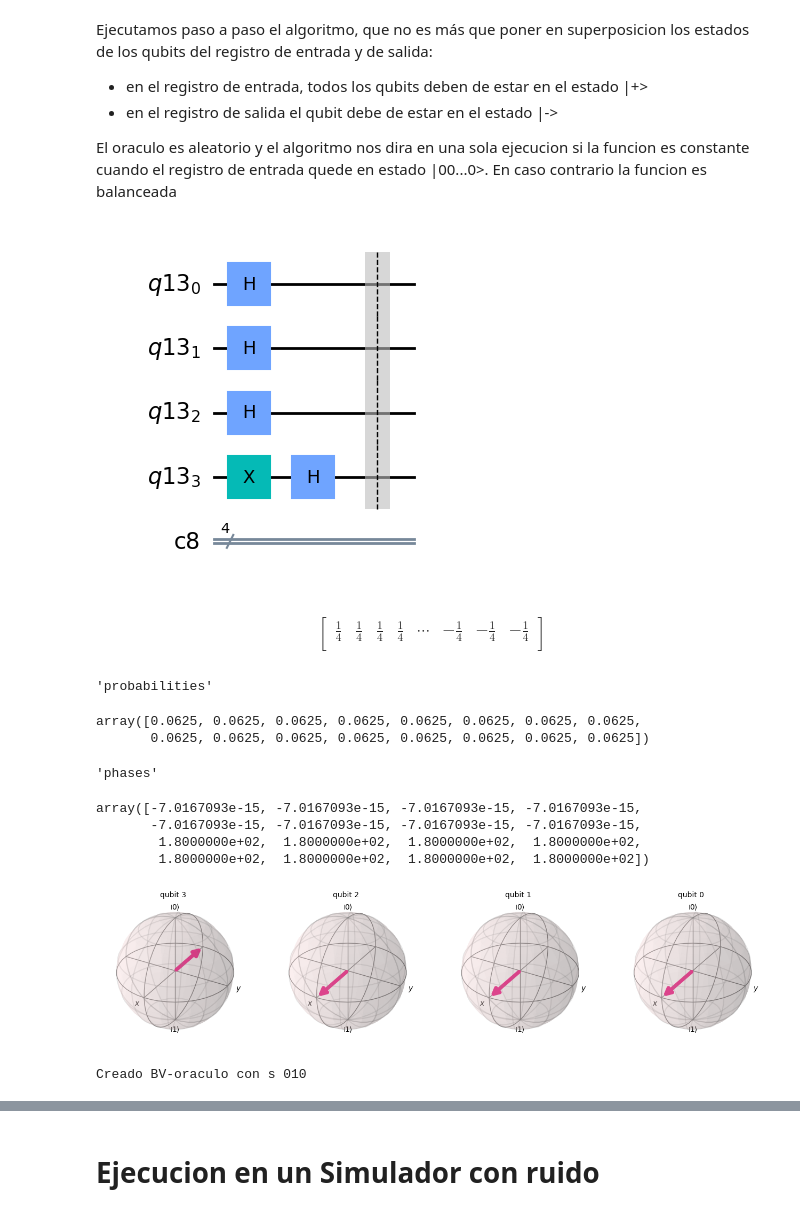
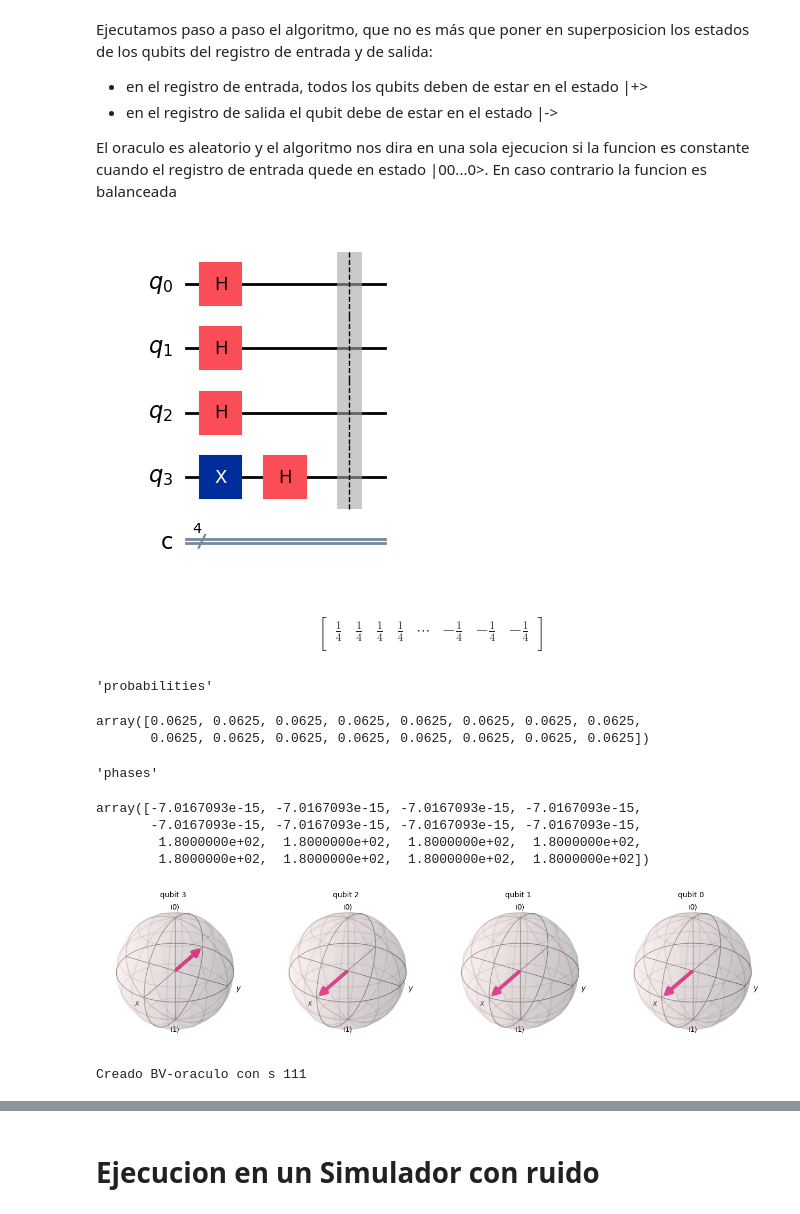
Before and after one commit to jore731/qiskit, a Jupyter notebook: EJERCICIOS/EJERCICIO2_Berstein-Vazirani.ipynb, the cells around one changed output, grey strips where cells are left out. Drawn from its saved outputs; the diff is of its cells as text; code cells hidden in the pictures.

```diff
--- a/EJERCICIOS/EJERCICIO2_Berstein-Vazirani.ipynb
+++ b/EJERCICIOS/EJERCICIO2_Berstein-Vazirani.ipynb
@@ -303,43 +299,45 @@ Ejecutamos paso a paso el algoritmo, que no es más que poner en superposicion l
 
 El oraculo es aleatorio y el algoritmo nos dira en una sola ejecucion si la funcion es constante cuando el registro de entrada quede en estado |00...0>. En caso contrario la funcion es balanceada
 # %%
-#Creamos un circuito de n qubits+1
-n=3
-circuit = QuantumCircuit(QuantumRegister(n+1), ClassicalRegister(n+1))
+# Creamos un circuito de n qubits+1
+n = 3
+circuit = QuantumCircuit(
+    QuantumRegister(n + 1, name="q"), ClassicalRegister(n + 1, name="c")
+)
 
-#PASO 1 - ponemos los qubits de entrada en superposicion
+# PASO 1 - ponemos los qubits de entrada en superposicion
 circuit.h(range(n))
 
-#ponemos el qubit de salida
+# ponemos el qubit de salida
 circuit.x(n)
 circuit.h(n)
 circuit.barrier()
 
-#descomentar para mostrar el circuito y vector de estados en este paso
-display(circuit.draw('mpl'))
+# descomentar para mostrar el circuito y vector de estados en este paso
+display(circuit.draw("mpl", style="iqp"))
 svector_viz(circuit)
 
 # PASO 2- Le añadimos el oráculo con funcion aleatoria
 circuit.compose(bv_oracle(n), inplace=True)
 
 
-#PASO 3 - Le añadimos las puertas Hadamard
+# PASO 3 - Le añadimos las puertas Hadamard
 # circuit.h(range(n))
 
 
-#PASO 4- ponemos las puertas de medida solo para los qubits de la entrada
+# PASO 4- ponemos las puertas de medida solo para los qubits de la entrada
 [circuit.measure(bit, bit) for bit in range(n)]
 
-#PASO 5- Medimos resultados finales
-circuit.measure(n,n)
+# PASO 5- Medimos resultados finales
+circuit.measure(n, n)
 
-backend = Aer.get_backend('aer_simulator')
-counts=backend.run(circuit).result().get_counts()
+backend = Aer.get_backend("aer_simulator")
+counts = backend.run(circuit).result().get_counts()
 
-#mostramos histograma resultado
+# mostramos histograma resultado
 display(plot_histogram(counts))
 # %% [output]
-[figure, old version]
+[figure, new version]
 $$
 \begin{bmatrix}
 \frac{1}{4} & \frac{1}{4} & \frac{1}{4} & \frac{1}{4} & \cdots & - \frac{1}{4} & - \frac{1}{4} & - \frac{1}{4}  \\
@@ -354,4 +352,4 @@ array([-7.0167093e-15, -7.0167093e-15, -7.0167093e-15, -7.0167093e-15,
         1.8000000e+02,  1.8000000e+02,  1.8000000e+02,  1.8000000e+02,
         1.8000000e+02,  1.8000000e+02,  1.8000000e+02,  1.8000000e+02])
 [figure]
-Creado BV-oraculo con s 010
+Creado BV-oraculo con s 111
```
Also changed, not shown: parts of 14 cells of this notebook, 6 other files.
